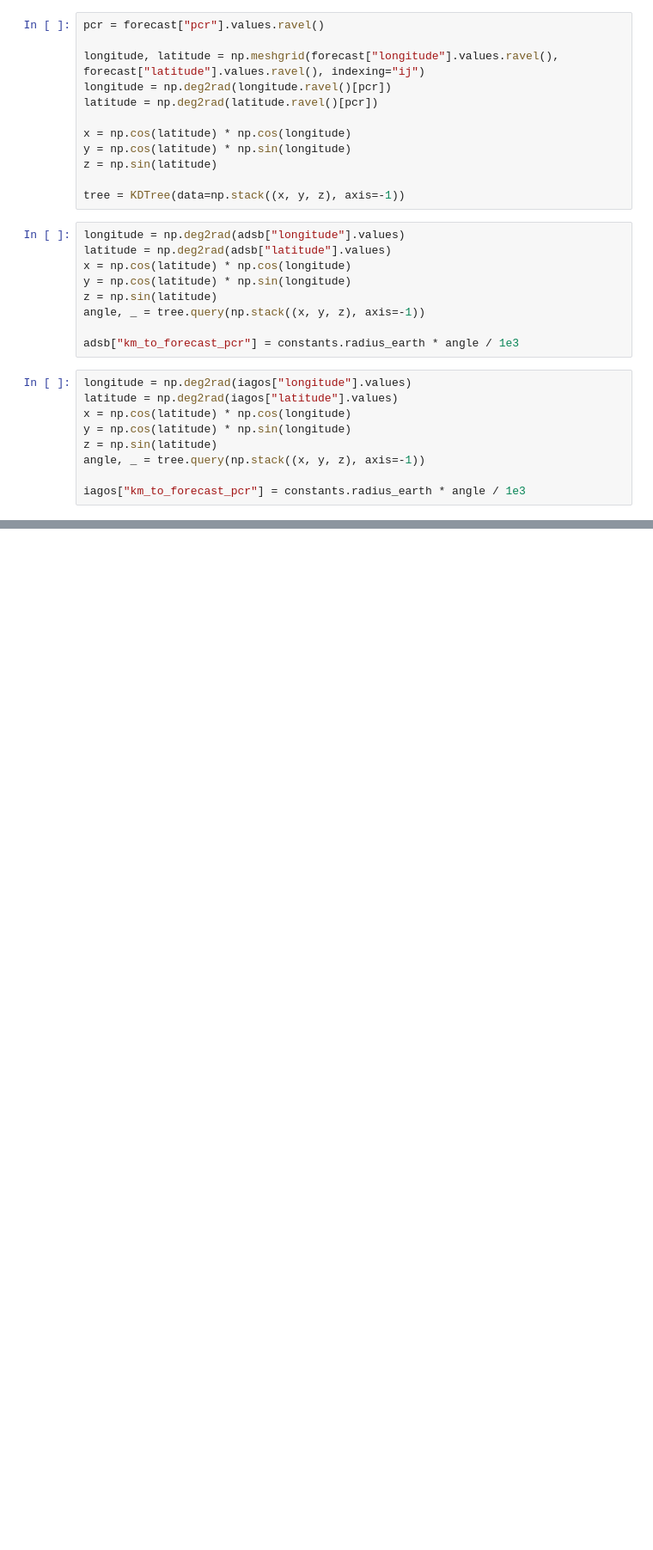
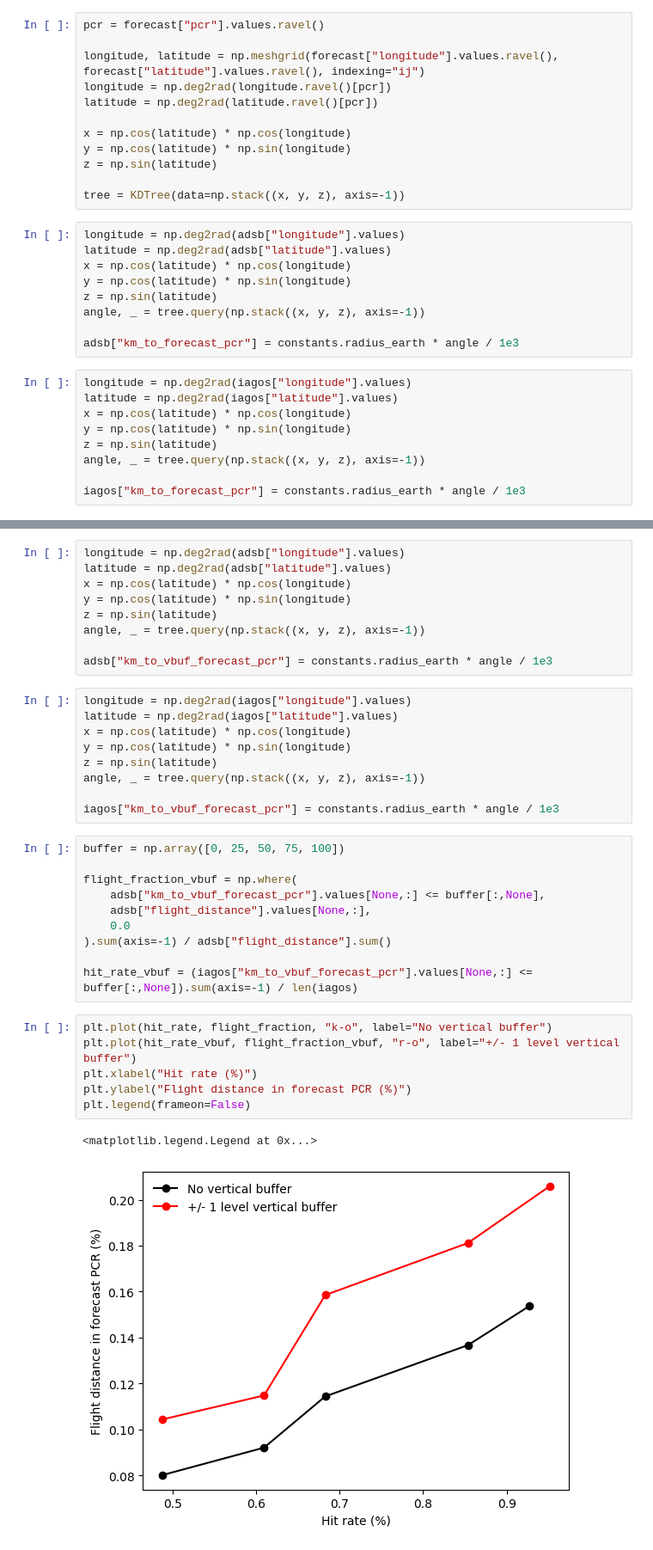
Before and after one commit to contrailcirrus/contrail-bench, a Jupyter notebook: publications/2025Q1/data/curation.ipynb, the cells around one changed output, grey strips where cells are left out. Shown at 86% size. Drawn from its saved outputs; the diff is of its cells as text; blank space fills up the shorter version.

```diff
--- a/publications/2025Q1/data/curation.ipynb
+++ b/publications/2025Q1/data/curation.ipynb
@@ -388,0 +417,37 @@ plt.ylabel("Flight distance in forecast PCR (%)");
+# %%
+longitude = np.deg2rad(adsb["longitude"].values)
+latitude = np.deg2rad(adsb["latitude"].values)
+x = np.cos(latitude) * np.cos(longitude)
+y = np.cos(latitude) * np.sin(longitude)
+z = np.sin(latitude)
+angle, _ = tree.query(np.stack((x, y, z), axis=-1))
+
+adsb["km_to_vbuf_forecast_pcr"] = constants.radius_earth * angle / 1e3
+# %%
+longitude = np.deg2rad(iagos["longitude"].values)
+latitude = np.deg2rad(iagos["latitude"].values)
+x = np.cos(latitude) * np.cos(longitude)
+y = np.cos(latitude) * np.sin(longitude)
+z = np.sin(latitude)
+angle, _ = tree.query(np.stack((x, y, z), axis=-1))
+
+iagos["km_to_vbuf_forecast_pcr"] = constants.radius_earth * angle / 1e3
+# %%
+buffer = np.array([0, 25, 50, 75, 100])
+
+flight_fraction_vbuf = np.where(
+    adsb["km_to_vbuf_forecast_pcr"].values[None,:] <= buffer[:,None],
+    adsb["flight_distance"].values[None,:],
+    0.0
+).sum(axis=-1) / adsb["flight_distance"].sum()
+
+hit_rate_vbuf = (iagos["km_to_vbuf_forecast_pcr"].values[None,:] <= buffer[:,None]).sum(axis=-1) / len(iagos)
+# %%
+plt.plot(hit_rate, flight_fraction, "k-o", label="No vertical buffer")
+plt.plot(hit_rate_vbuf, flight_fraction_vbuf, "r-o", label="+/- 1 level vertical buffer")
+plt.xlabel("Hit rate (%)")
+plt.ylabel("Flight distance in forecast PCR (%)")
+plt.legend(frameon=False)
+# %% [output]
+<matplotlib.legend.Legend at 0x...>
+[figure, added]
```
Also changed, not shown: parts of 8 cells of this notebook.
